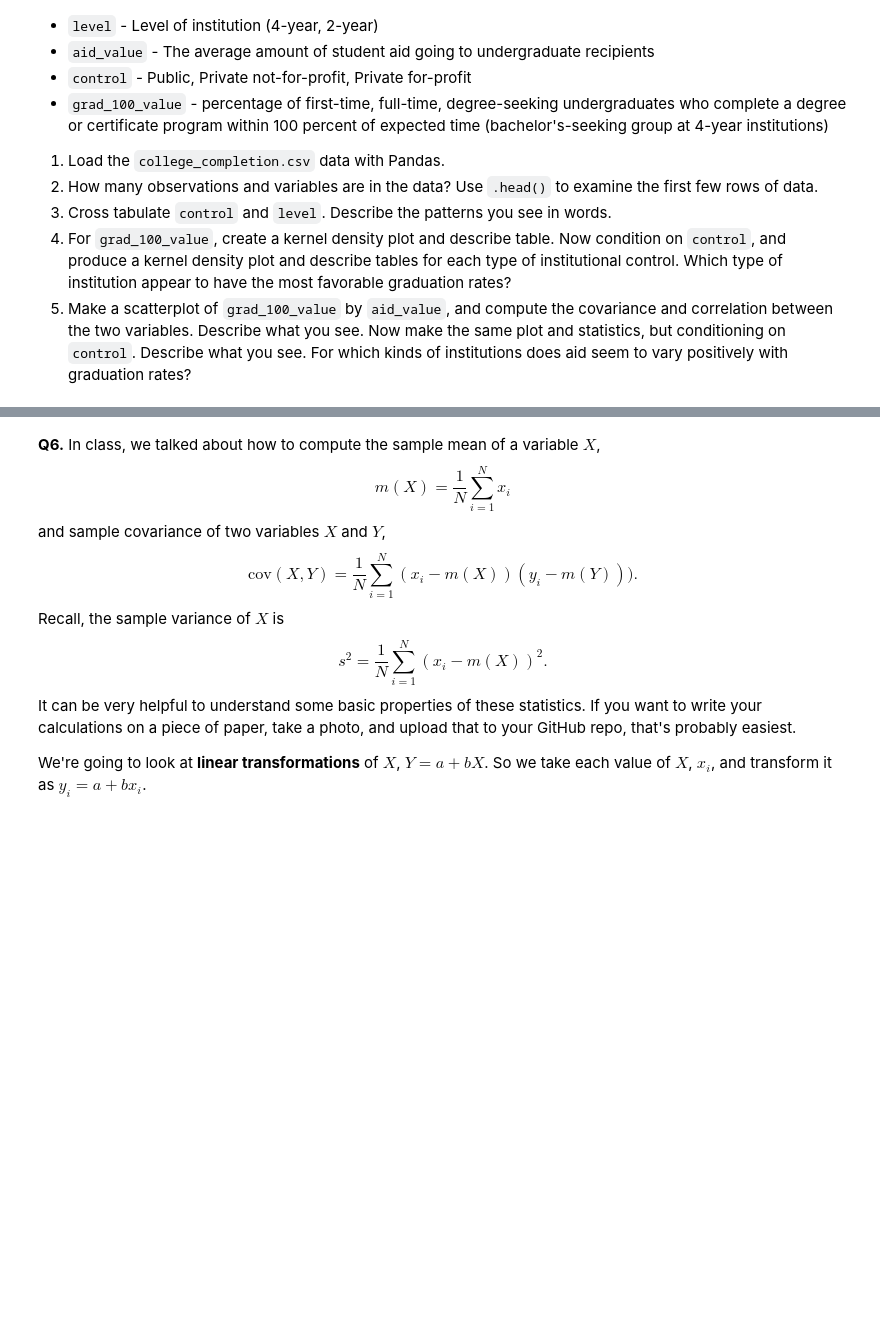
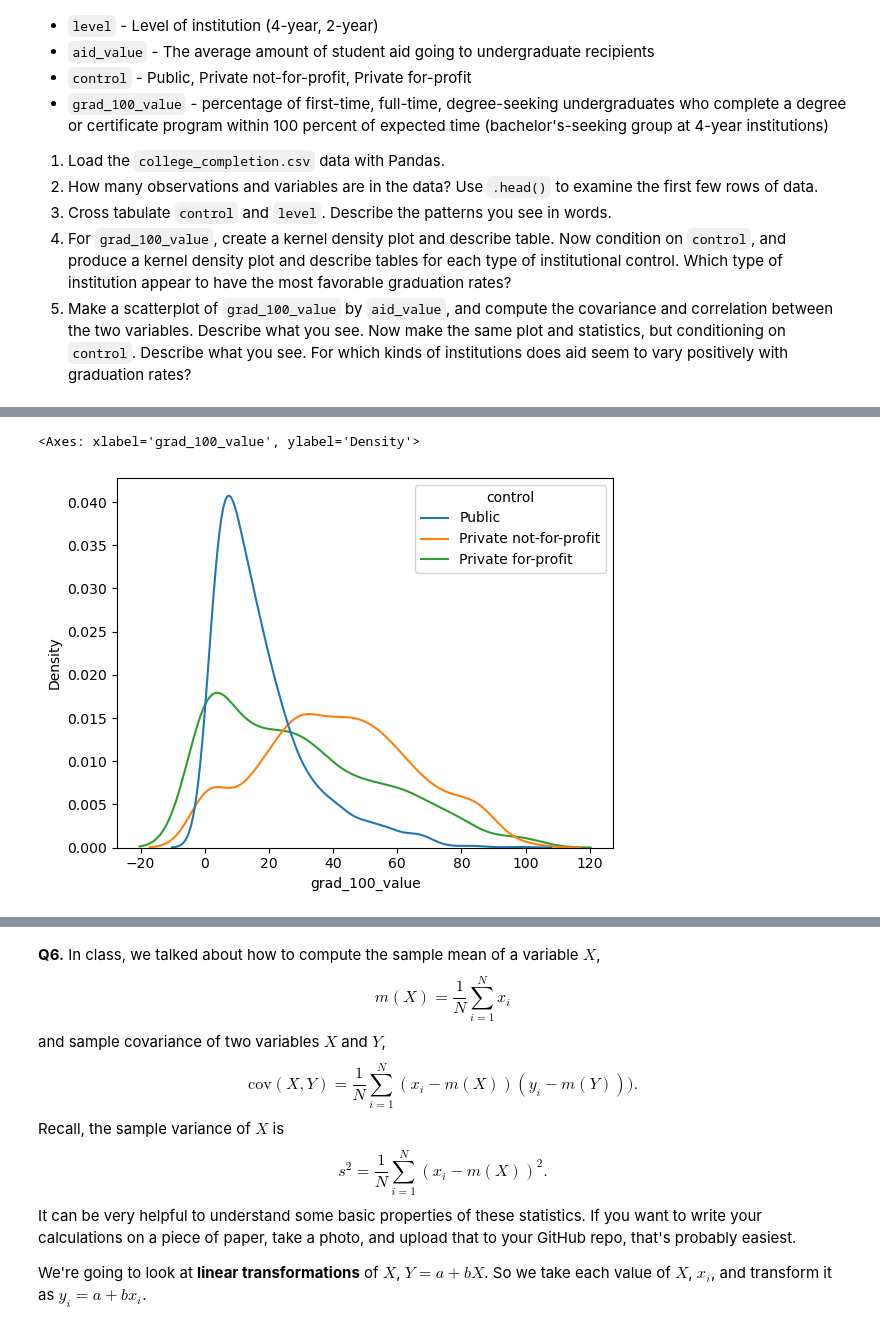
Before and after one commit to imthatpiggy/undergrad_ml_assignments, a Jupyter notebook: 01_assignment_wrangling_and_eda.ipynb, the cells around one changed output, grey strips where cells are left out. Drawn from its saved outputs; the diff is of its cells as text; code cells hidden in the pictures; blank space fills up the shorter version.

```diff
--- a/01_assignment_wrangling_and_eda.ipynb
+++ b/01_assignment_wrangling_and_eda.ipynb
@@ -434,0 +457,6 @@ college.head()
+# %%
+#5.4
+sns.kdeplot(data=college, x='grad_100_value', hue='control', common_norm=False)
+# %% [output]
+<Axes: xlabel='grad_100_value', ylabel='Density'>
+[figure, added]
```
Also changed, not shown: parts of 9 cells of this notebook, 1 other file.
